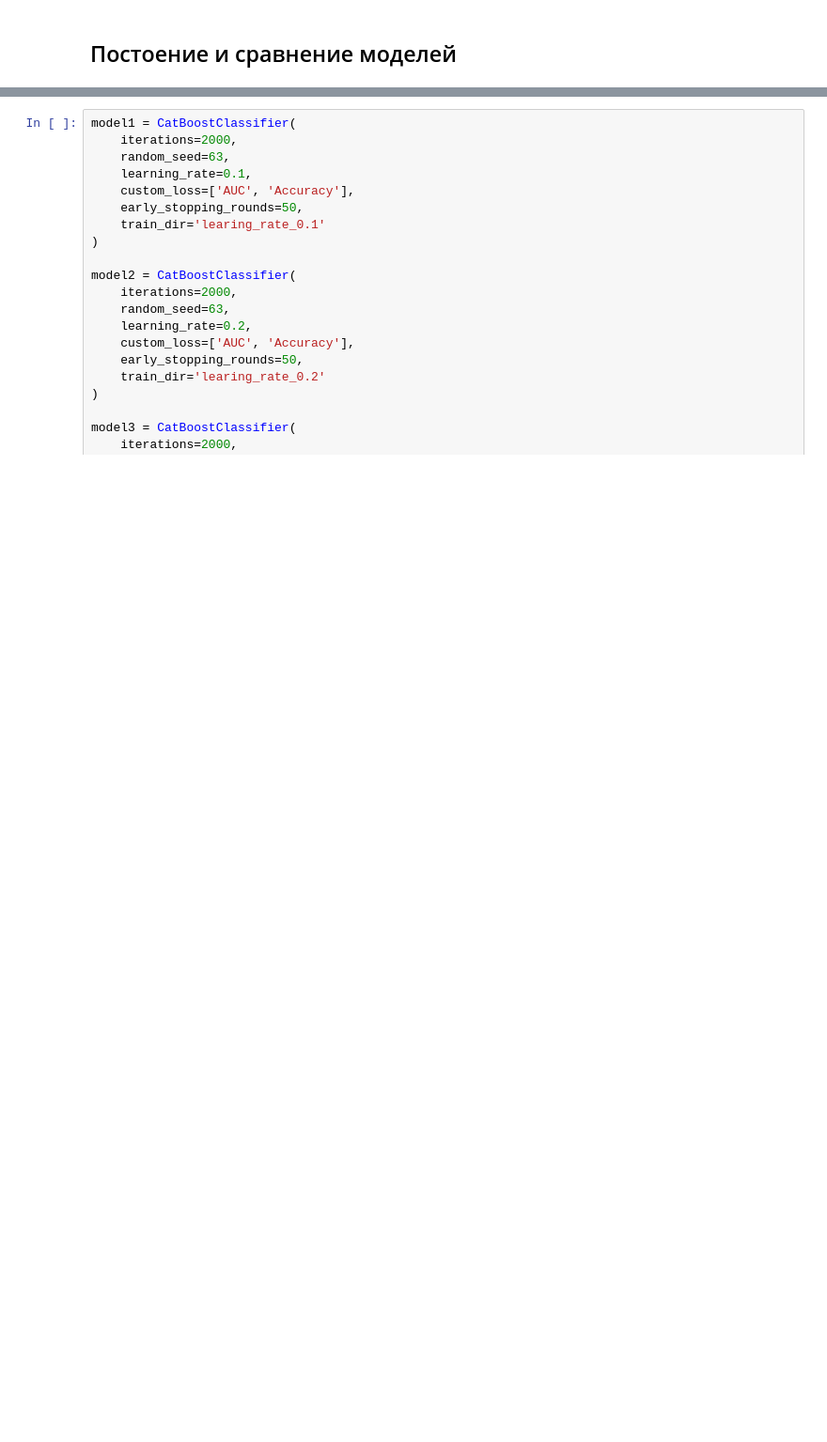
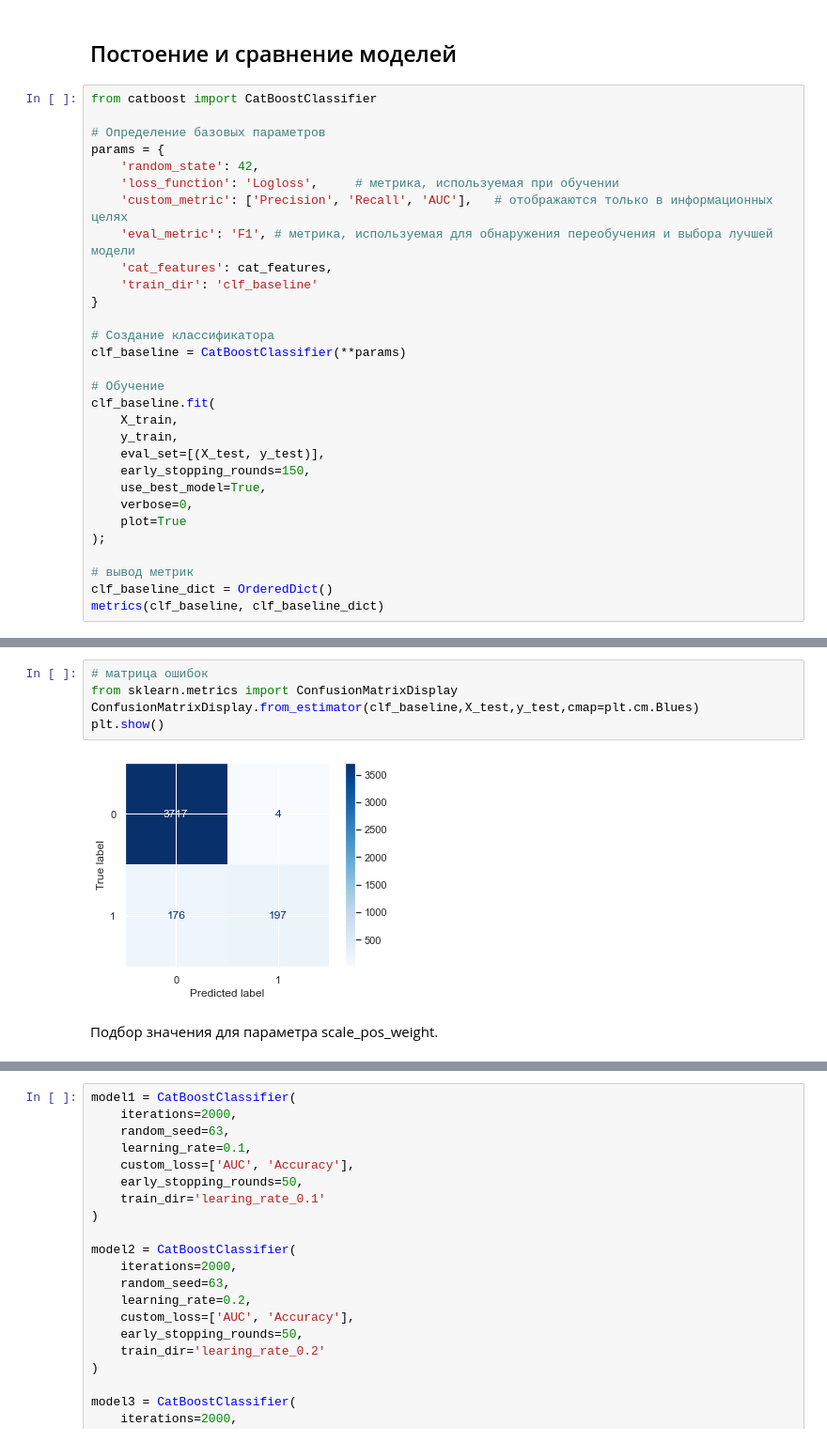
Before and after one commit to loverberg/portfolio, a Jupyter notebook: Big_Data_MTC/CatBoostClassifier.ipynb, the cells around one changed output, grey strips where cells are left out. Shown at 94% size. Saved outputs shown, nothing was run; the diff lists cells and outputs as text; blank space fills up the shorter version.

```diff
--- a/Big_Data_MTC/CatBoostClassifier.ipynb
+++ b/Big_Data_MTC/CatBoostClassifier.ipynb
@@ -95,2 +150,32 @@ X_train, X_validation, y_train, y_validation = train_test_split(X, y, train_size
 # %% [markdown]
 ## Постоение и сравнение моделей
+# %%
+from catboost import CatBoostClassifier
+
+# Определение базовых параметров
+params = {
+    'random_state': 42,
+    'loss_function': 'Logloss',     # метрика, используемая при обучении
+    'custom_metric': ['Precision', 'Recall', 'AUC'],   # отображаются только в информационных целях
+    'eval_metric': 'F1', # метрика, используемая для обнаружения переобучения и выбора лучшей модели
+    'cat_features': cat_features,
+    'train_dir': 'clf_baseline'
+}
+
+# Создание классификатора
+clf_baseline = CatBoostClassifier(**params)
+
+# Обучение
+clf_baseline.fit(
+    X_train,
+    y_train,
+    eval_set=[(X_test, y_test)],
+    early_stopping_rounds=150,
+    use_best_model=True,
+    verbose=0,
+    plot=True
+);
+
+# вывод метрик
+clf_baseline_dict = OrderedDict()
+metrics(clf_baseline, clf_baseline_dict)
@@ -96,0 +191,9 @@ X_train, X_validation, y_train, y_validation = train_test_split(X, y, train_size
+# %%
+# матрица ошибок
+from sklearn.metrics import ConfusionMatrixDisplay
+ConfusionMatrixDisplay.from_estimator(clf_baseline,X_test,y_test,cmap=plt.cm.Blues)
+plt.show()
+# %% [output]
+[figure, added]
+# %% [markdown]
+Подбор значения для параметра scale_pos_weight.
```
Also changed, not shown: parts of 30 cells of this notebook, 42 other files.
